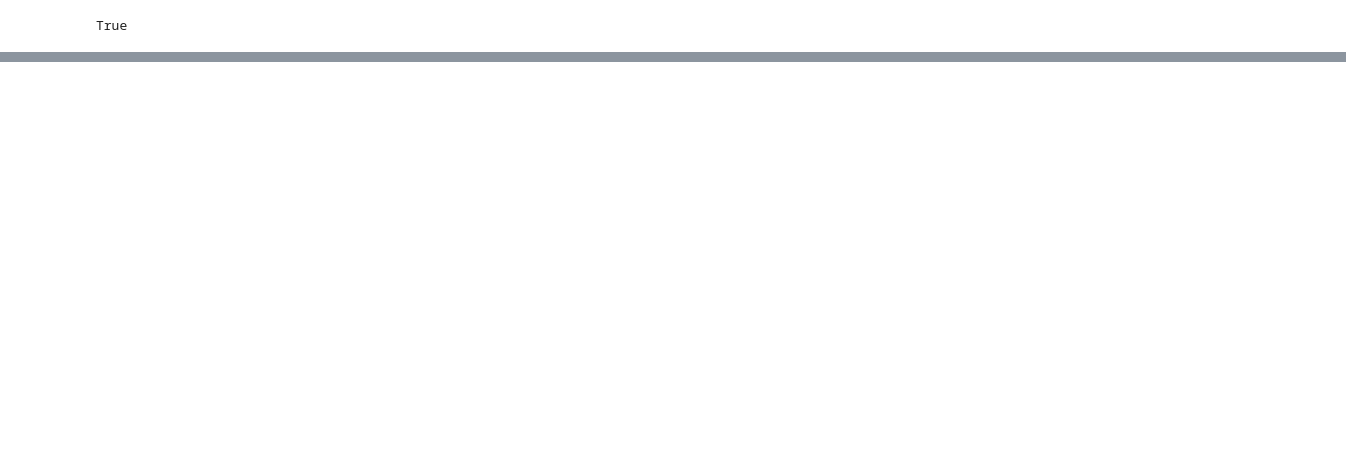
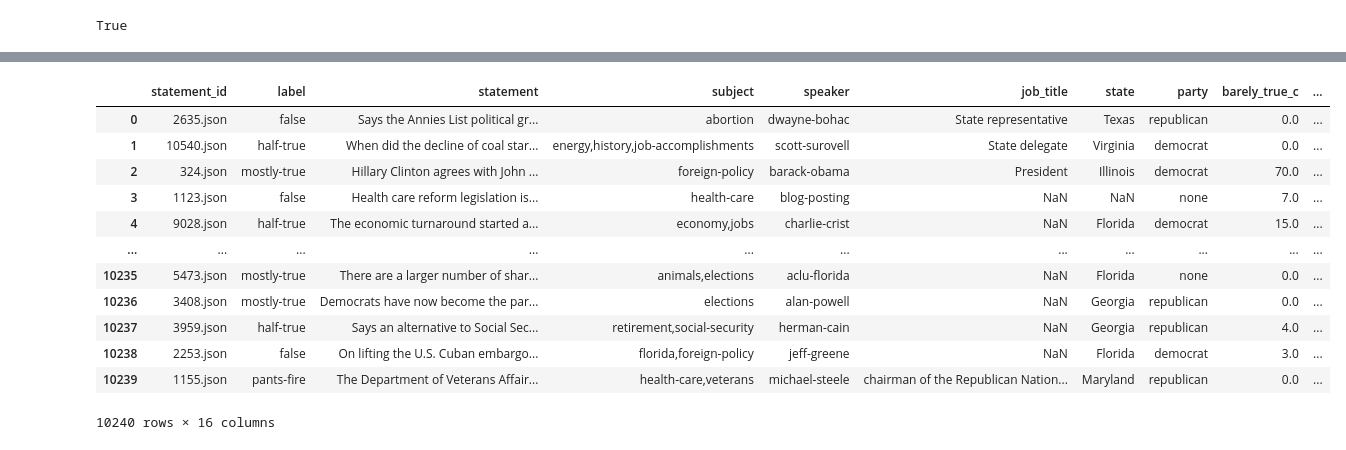
Before and after one commit to sigalgrabois/ADS_final_project, a Jupyter notebook: topic_modeling.ipynb, the cells around one changed output, grey strips where cells are left out. Saved outputs shown, nothing was run; the diff lists cells and outputs as text; code cells hidden in the pictures; blank space fills up the shorter version.

```diff
--- a/topic_modeling.ipynb
+++ b/topic_modeling.ipynb
@@ -242,0 +243,34 @@ plt.show()
+# %%
+# add the dominant topic to each sample of the train data
+import pandas as pd
+import numpy as np
+
+# Get the topic distribution for each document
+topic_distributions = lda_model.get_document_topics(corpus, minimum_probability=0)
+
+# Extract the dominant topic for each document
+dominant_topics = []
+for dist in topic_distributions:
+    # dist is a list of (topic_id, probability) tuples
+    dominant_topic = max(dist, key=lambda x: x[1])[0]  # Get the topic with the highest probability
+    dominant_topics.append(dominant_topic)
+
+# Add the dominant topic to the DataFrame
+train_data['dominant_topic'] = dominant_topics
+
+# Display the first few rows of the updated DataFrame to verify the result
+display(train_data)
+# %% [output]
+|  | statement_id | label | statement | subject | speaker | job_title | state | party | barely_true_c | ... |
+| 0 | 2635.json | false | Says the Annies List political gr... | abortion | dwayne-bohac | State representative | Texas | republican | 0.0 | ... |
+| 1 | 10540.json | half-true | When did the decline of coal star... | energy,history,job-accomplishments | scott-surovell | State delegate | Virginia | democrat | 0.0 | ... |
+| 2 | 324.json | mostly-true | Hillary Clinton agrees with John ... | foreign-policy | barack-obama | President | Illinois | democrat | 70.0 | ... |
+| 3 | 1123.json | false | Health care reform legislation is... | health-care | blog-posting | NaN | NaN | none | 7.0 | ... |
+| 4 | 9028.json | half-true | The economic turnaround started a... | economy,jobs | charlie-crist | NaN | Florida | democrat | 15.0 | ... |
+| ... | ... | ... | ... | ... | ... | ... | ... | ... | ... | ... |
+| 10235 | 5473.json | mostly-true | There are a larger number of shar... | animals,elections | aclu-florida | NaN | Florida | none | 0.0 | ... |
+| 10236 | 3408.json | mostly-true | Democrats have now become the par... | elections | alan-powell | NaN | Georgia | republican | 0.0 | ... |
+| 10237 | 3959.json | half-true | Says an alternative to Social Sec... | retirement,social-security | herman-cain | NaN | Georgia | republican | 4.0 | ... |
+| 10238 | 2253.json | false | On lifting the U.S. Cuban embargo... | florida,foreign-policy | jeff-greene | NaN | Florida | democrat | 3.0 | ... |
+| 10239 | 1155.json | pants-fire | The Department of Veterans Affair... | health-care,veterans | michael-steele | chairman of the Republican Nation... | Maryland | republican | 0.0 | ... |
+10240 rows × 16 columns
```
Also changed, not shown: parts of 9 cells of this notebook, 1 other file.
